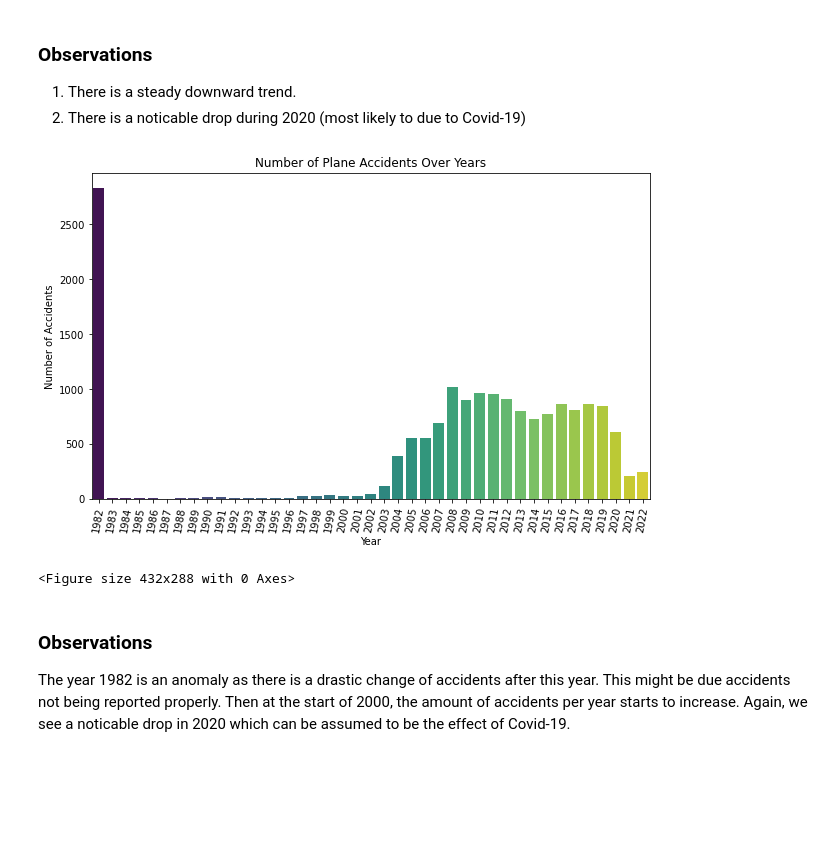
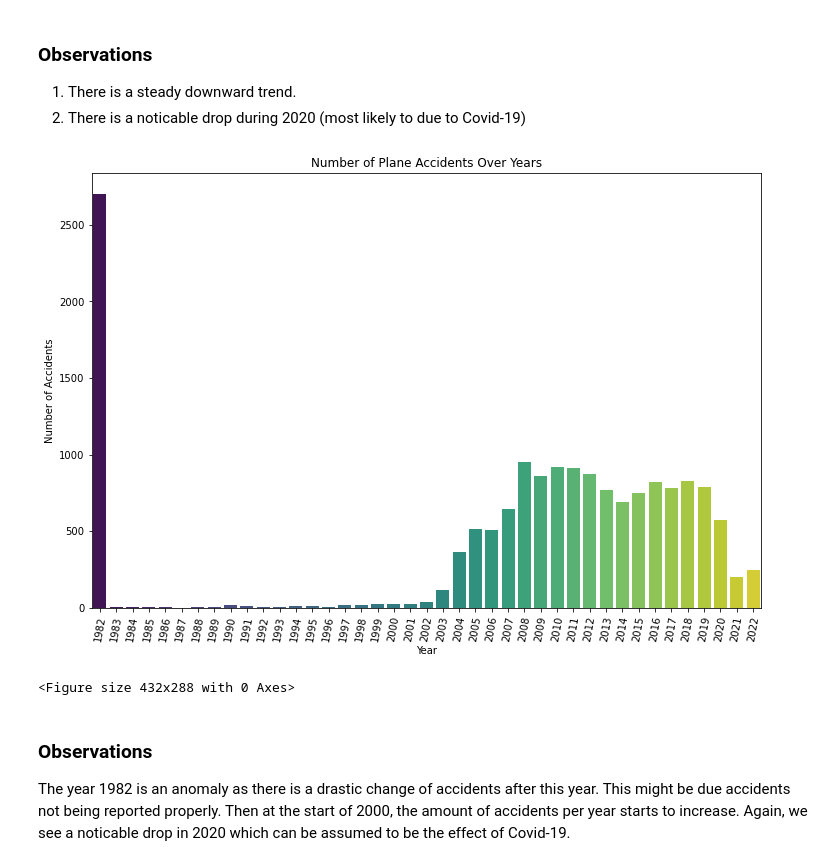
Before and after one commit to kaceyclougher/Phase-1-Project, a Jupyter notebook: Phase 1 Project Final.ipynb, the cells around one changed output. Cells and saved outputs as stored; diff of their text form; code cells hidden in the pictures; blank space fills up the shorter version.

```diff
--- a/Phase 1 Project Final.ipynb
+++ b/Phase 1 Project Final.ipynb
@@ -179,7 +179,7 @@ Rocket                   1
 ULTR                     1
 Name: Aircraft_Category, dtype: int64
 # %%
-# df = df[(df['Aircraft_Category'] == 'Airplane')]
+df = df[(df['Aircraft_Category'] == 'Airplane')]
 # %% [markdown]
 ### Make
 # %%
@@ -292,21 +292,21 @@ plt.savefig('./Figures/Aviation_Accidents_Over_Years',dpi = 120)
 # %%
 #Updating df only show airplanes
 df = df[df['Aircraft_Category'] == 'Airplane']
 Plane_accidents_per_year = df['created_year'].value_counts().sort_index()
 
 # Plot the data
-fig, ax = plt.subplots(figsize=(10, 6))
+fig, ax = plt.subplots(figsize=(12,8))
 sns.barplot(Plane_accidents_per_year.index, Plane_accidents_per_year.values, palette='viridis')
 ax.set_xticklabels(Plane_accidents_per_year.index, rotation = 80)
 plt.xlabel('Year')
 plt.ylabel('Number of Accidents')
 plt.title('Number of Plane Accidents Over Years')
 plt.show()
+plt.tight_layout()
 
-plt.tight_layout()
-plt.savefig('./Figures/Plane_Accidents_Over_Years',dpi = 120)
+#Saved the figure manually
 # %% [output]
-[figure, old version]
+[figure, new version]
 <Figure size 432x288 with 0 Axes>
 # %% [markdown]
 ### Observations
```
Also changed, not shown: parts of 26 cells of this notebook, 20 other files.
